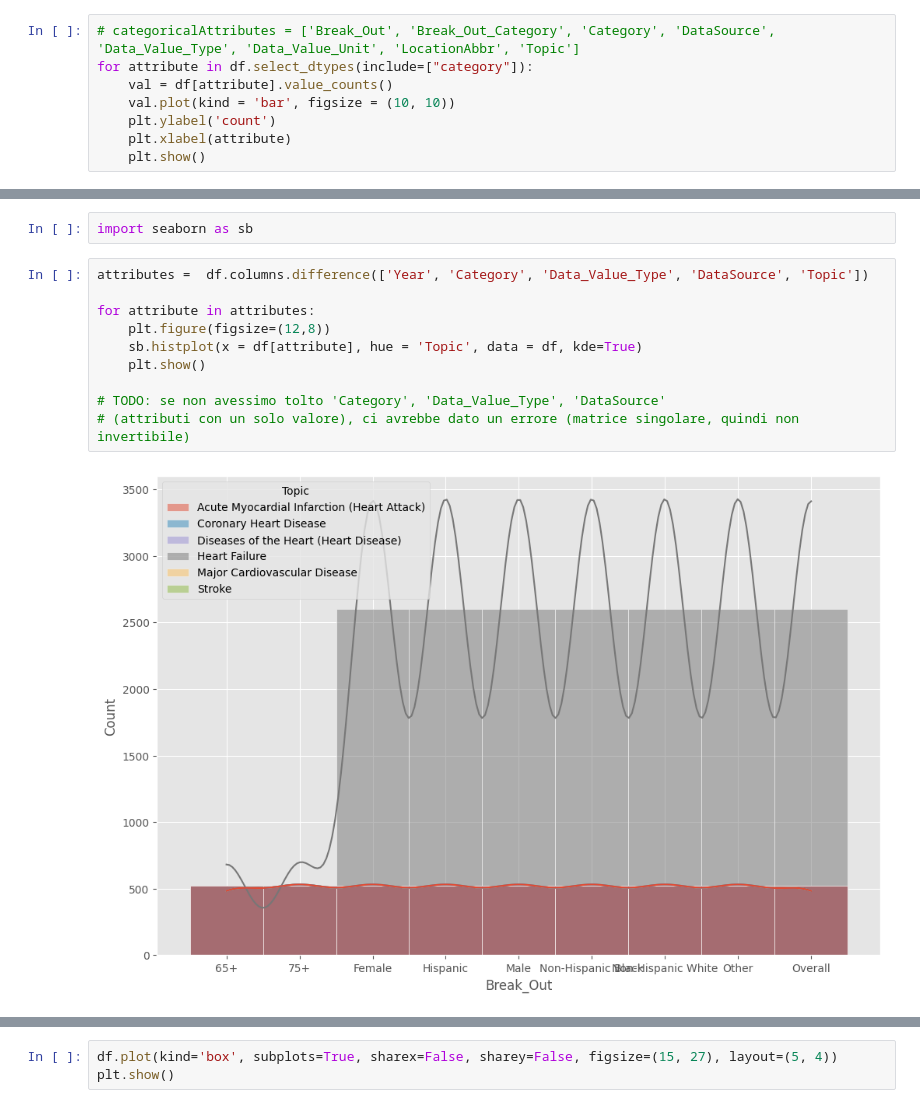
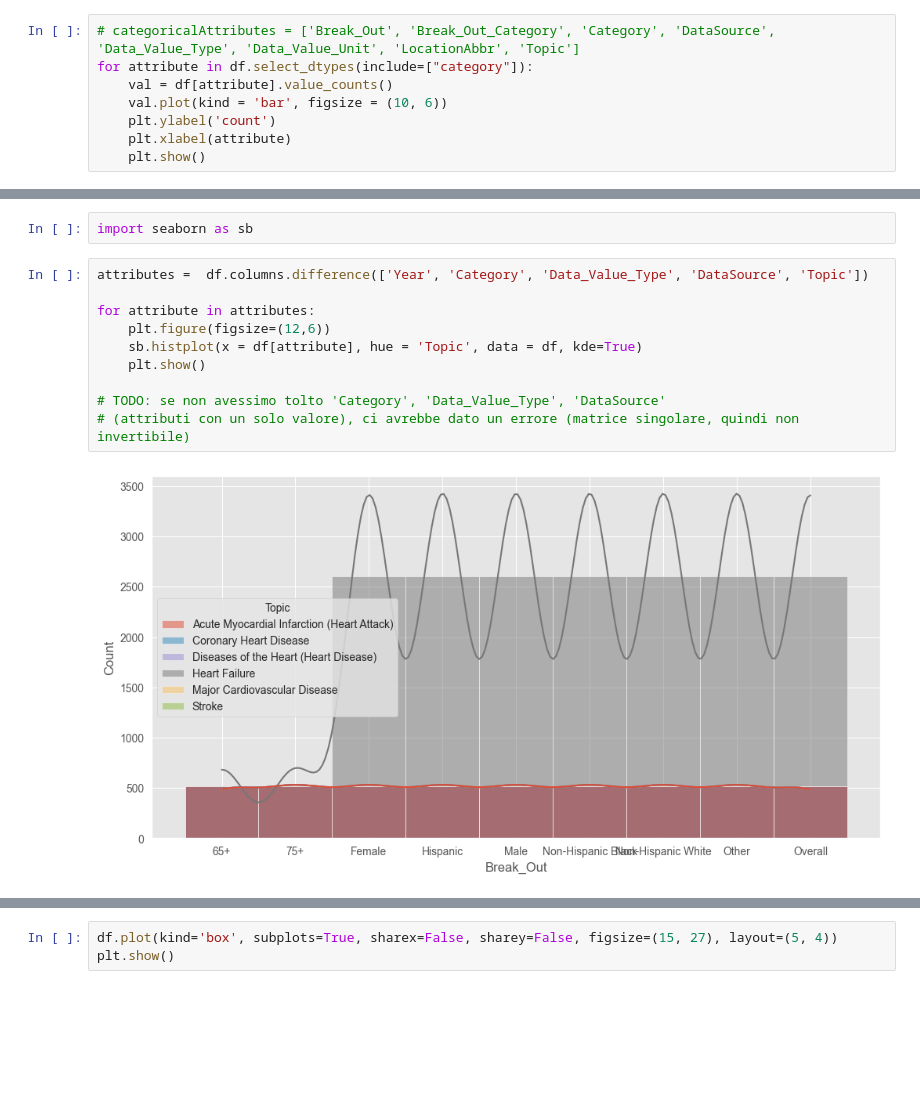
Before and after one commit to GLAwasTaken/ML_Project, a Jupyter notebook: Heart_disease.ipynb, the cells around one changed output, grey strips where cells are left out. Cells and saved outputs as stored; diff of their text form; blank space fills up the shorter version.

```diff
--- a/Heart_disease.ipynb
+++ b/Heart_disease.ipynb
@@ -226,7 +245,7 @@ plt.show()
 # categoricalAttributes = ['Break_Out', 'Break_Out_Category', 'Category', 'DataSource', 'Data_Value_Type', 'Data_Value_Unit', 'LocationAbbr', 'Topic']
 for attribute in df.select_dtypes(include=["category"]):
     val = df[attribute].value_counts()
-    val.plot(kind = 'bar', figsize = (10, 10))
+    val.plot(kind = 'bar', figsize = (10, 6))
     plt.ylabel('count')
     plt.xlabel(attribute)
     plt.show()
@@ -246,12 +265,12 @@ import seaborn as sb
 # %%
 attributes =  df.columns.difference(['Year', 'Category', 'Data_Value_Type', 'DataSource', 'Topic'])
 
 for attribute in attributes:
-    plt.figure(figsize=(12,8))
+    plt.figure(figsize=(12,6))
     sb.histplot(x = df[attribute], hue = 'Topic', data = df, kde=True)
     plt.show()
 
 # TODO: se non avessimo tolto 'Category', 'Data_Value_Type', 'DataSource'
 # (attributi con un solo valore), ci avrebbe dato un errore (matrice singolare, quindi non invertibile)
 # %% [output]
-[figure, old version]
+[figure, new version]
```
Also changed, not shown: parts of 23 cells of this notebook.
